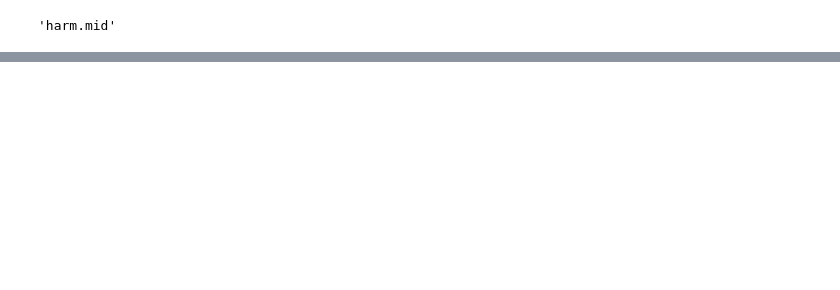
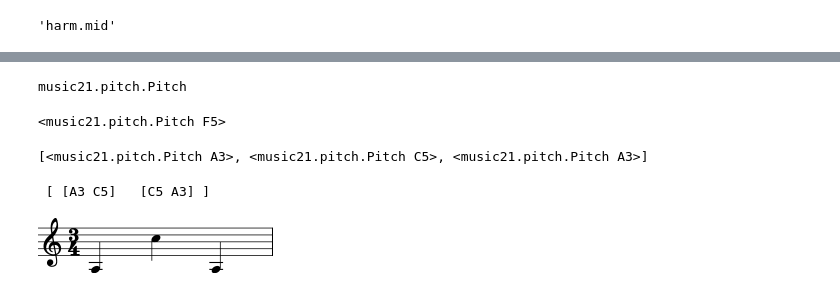
Before and after one commit to GabrieleCecchetti/AlgCompPrep, a Jupyter notebook: 03_pitch_harmony/03_pitch_harmony.ipynb, the cells around one changed output, grey strips where cells are left out. Saved outputs shown, nothing was run; the diff lists cells and outputs as text; code cells hidden in the pictures; blank space fills up the shorter version.

```diff
--- a/03_pitch_harmony/03_pitch_harmony.ipynb
+++ b/03_pitch_harmony/03_pitch_harmony.ipynb
@@ -183,0 +132,59 @@ dir(i)
+# %%
+tonic.__class__
+# %% [output]
+music21.pitch.Pitch
+# %%
+a.next('A4', stepSize=5)
+# %% [output]
+<music21.pitch.Pitch F5>
+# %%
+SCALE = scale.MinorScale('a')
+LARGE_SKIP = 9
+
+
+class pair:
+
+    scale = SCALE
+
+    def __init__(self, left, right=None):
+        if right is None:
+            right = left
+        self.l, self.r = left, right
+        self.apply_rule()
+
+    def apply_rule(self):
+        if isinstance(self.l, pitch.Pitch):
+            if self.l == self.r:
+                self.large_skip()
+
+    def large_skip(self):
+        middle = self.scale.next(self.l, stepSize=LARGE_SKIP)
+        self.l = skip(self.l, middle)
+        self.r = skip(middle, self.r)
+
+    def pitches(self):
+        if isinstance(self.l, pitch.Pitch):
+            return [self.l, self.r]
+        else:
+            return self.l.pitches() + self.r.pitches()[1:]
+
+    def __repr__(self):
+        return f" [{self.l} {self.r}] "
+
+
+class skip(pair):
+
+    pass
+
+p = pair(pitch.Pitch('A3'))
+p.pitches()
+# %% [output]
+[<music21.pitch.Pitch A3>, <music21.pitch.Pitch C5>, <music21.pitch.Pitch A3>]
+# %%
+p
+# %% [output]
+ [ [A3 C5]   [C5 A3] ]
+# %%
+get_measure(p.pitches()).show()
+# %% [output]
+[figure, added]
```
Also changed, not shown: parts of 34 cells of this notebook, 1 other file.
